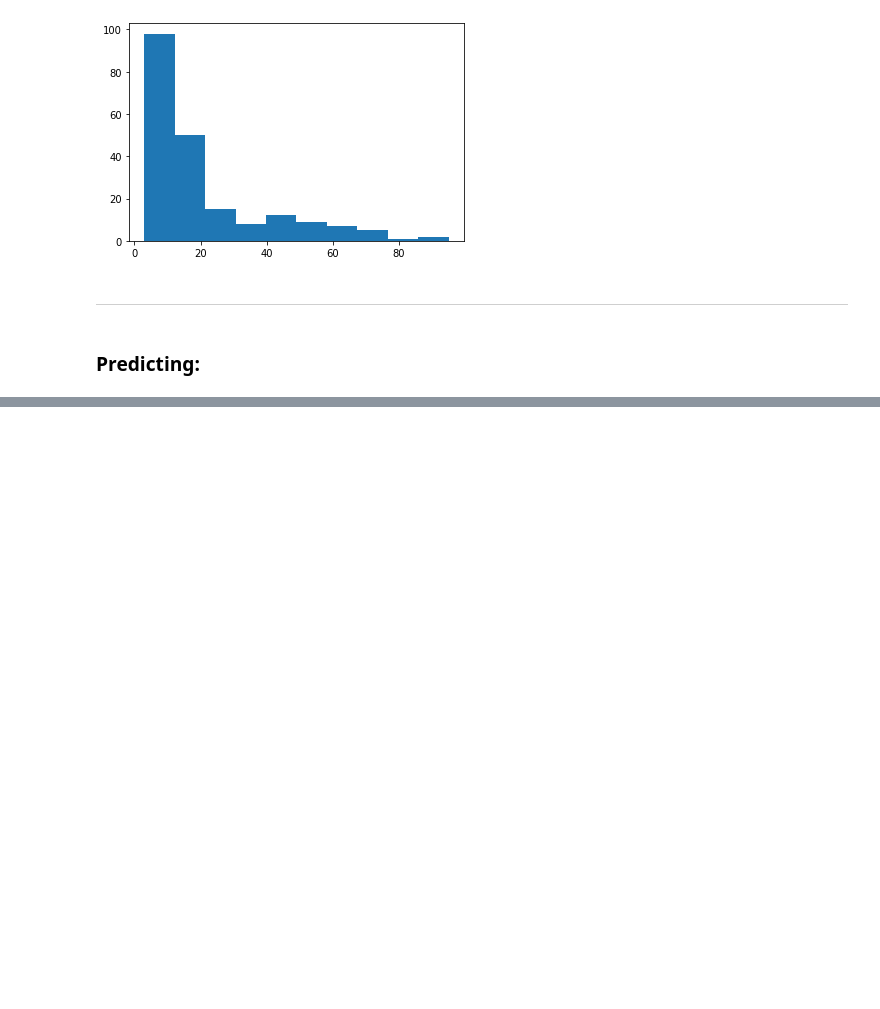
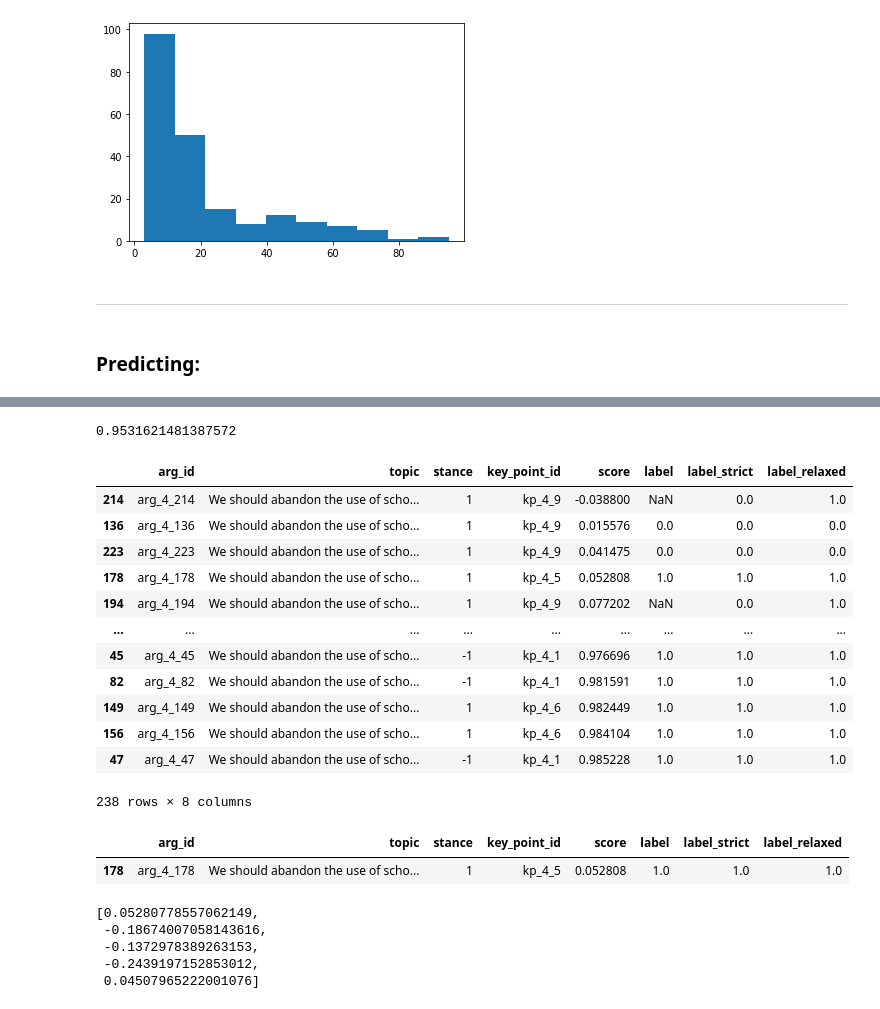
Before and after one commit to webis-de/argmining-21-keypoint-analysis-sharedtask-code, a Jupyter notebook: siamese-nn/src-ipynb/experiment-evaluation.ipynb, the cells around one changed output, grey strips where cells are left out. Drawn from its saved outputs; the diff is of its cells as text; code cells hidden in the pictures; blank space fills up the shorter version.

```diff
--- a/siamese-nn/src-ipynb/experiment-evaluation.ipynb
+++ b/siamese-nn/src-ipynb/experiment-evaluation.ipynb
@@ -45,6 +46,16 @@ def match_argument_with_keypoints(result, kp_dict, arg_dict):
         result[arg] = {}
         for kp, kp_embedding in kp_dict.items():
             result[arg][kp] = util.pytorch_cos_sim(arg_embedding, kp_embedding).item()
+
+        #Applying softmax
+        kp_scores = list(result[arg].items())
+        kp_ids, kp_scores = zip(*kp_scores)
+        #print(kp_ids)
+        #print(kp_scores)
+        #kp_scores = torch.softmax(torch.Tensor(kp_scores), 0).tolist()
+        #print(kp_scores)
+        result[arg] = {kp_id:score for kp_id, score in zip(kp_ids, kp_scores)}
+
 
     return result
 
@@ -72,8 +83,12 @@ def predict(model, argument_df, keypoint_df, output_path, append_topic=False):
     return argument_keypoints
 # %%
 models_list = [
-    '/workspace/ceph_data/keypoint-analysis-sharedtask/siamese-models/bert-base-uncased-kp_as_anchor_topic_added-2021-05-24_13-52-11',
-    '/workspace/ceph_data/keypoint-analysis-sharedtask/siamese-models/bert-base-uncased-kp_as_anchor-2021-05-24_15-58-35/',
+    '/workspace/ceph_data/keypoint-analysis-sharedtask/siamese-models/bert-base-uncased-kp_as_anchor_best_model',
+#    '/workspace/ceph_data/keypoint-analysis-sharedtask/siamese-models/bert-base-uncased-kp_as_anchor_topic_added_max_10_neg_samples-2021-05-27_20-32-12',
+#     '/workspace/ceph_data/keypoint-analysis-sharedtask/siamese-models/bert-base-uncased-kp_as_anchor_topic_added_max_20_neg_samples-2021-05-27_21-44-25',
+#     '/workspace/ceph_data/keypoint-analysis-sharedtask/siamese-models/bert-base-uncased-kp_as_anchor_topic_added_max_20_neg_samples-2021-05-27_11-20-47',
+#     '/workspace/ceph_data/keypoint-analysis-sharedtask/siamese-models/bert-base-uncased-kp_as_anchor_topic_added_max_20_neg_samples-2021-05-27_17-18-53',
+#     '/workspace/ceph_data/keypoint-analysis-sharedtask/siamese-models/bert-base-uncased-kp_as_anchor_topic_added_max_40_neg_samples-2021-05-27_14-28-20'
     #'/workspace/ceph_data/keypoint-analysis-sharedtask/triplet-models/all-triplet-loss',
     #'/workspace/ceph_data/keypoint-analysis-sharedtask/triplet-models/hard-softmargin-triplet-loss',
     #'/workspace/ceph_data/keypoint-analysis-sharedtask/triplet-models/hard-triplet-loss',
@@ -131,0 +148,2 @@ mAP strict= 0.854248407787326 ; mAP relaxed = 0.9531621481387572
+# %%
+results_df = predict_and_evaluate(all_valid_arg_df, all_valid_keypoints_df, '../../KPA_2021_shared_task/kpm_data/', 'dev')
@@ -131,0 +157,2 @@ mAP strict= 0.854248407787326 ; mAP relaxed = 0.9531621481387572
+# %%
+results_df = results_df['bert-base-uncased-kp_as_anchor_best_model']
@@ -131,0 +177,25 @@ mAP strict= 0.854248407787326 ; mAP relaxed = 0.9531621481387572
+# %%
+calc_mean_average_precision(results_df['bert-base-uncased-kp_as_anchor_best_model'], 'label_relaxed')
+# %% [output]
+0.9531621481387572
+# %%
+results_df[results_df.topic == 'We should abandon the use of school uniform'].sort_values('score')
+# %% [output]
+|  | arg_id | topic | stance | key_point_id | score | label | label_strict | label_relaxed |
+| 214 | arg_4_214 | We should abandon the use of scho... | 1 | kp_4_9 | -0.038800 | NaN | 0.0 | 1.0 |
+| 136 | arg_4_136 | We should abandon the use of scho... | 1 | kp_4_9 | 0.015576 | 0.0 | 0.0 | 0.0 |
+| 223 | arg_4_223 | We should abandon the use of scho... | 1 | kp_4_9 | 0.041475 | 0.0 | 0.0 | 0.0 |
+| 178 | arg_4_178 | We should abandon the use of scho... | 1 | kp_4_5 | 0.052808 | 1.0 | 1.0 | 1.0 |
+| 194 | arg_4_194 | We should abandon the use of scho... | 1 | kp_4_9 | 0.077202 | NaN | 0.0 | 1.0 |
+| ... | ... | ... | ... | ... | ... | ... | ... | ... |
+| 45 | arg_4_45 | We should abandon the use of scho... | -1 | kp_4_1 | 0.976696 | 1.0 | 1.0 | 1.0 |
+| 82 | arg_4_82 | We should abandon the use of scho... | -1 | kp_4_1 | 0.981591 | 1.0 | 1.0 | 1.0 |
+| 149 | arg_4_149 | We should abandon the use of scho... | 1 | kp_4_6 | 0.982449 | 1.0 | 1.0 | 1.0 |
+| 156 | arg_4_156 | We should abandon the use of scho... | 1 | kp_4_6 | 0.984104 | 1.0 | 1.0 | 1.0 |
+| 47 | arg_4_47 | We should abandon the use of scho... | -1 | kp_4_1 | 0.985228 | 1.0 | 1.0 | 1.0 |
+238 rows × 8 columns
+# %%
+results_df[results_df.arg_id == 'arg_4_178'].sort_values('score')
+# %% [output]
+|  | arg_id | topic | stance | key_point_id | score | label | label_strict | label_relaxed |
+| 178 | arg_4_178 | We should abandon the use of scho... | 1 | kp_4_5 | 0.052808 | 1.0 | 1.0 | 1.0 |
@@ -131,0 +208,8 @@ mAP strict= 0.854248407787326 ; mAP relaxed = 0.9531621481387572
+# %%
+list(pred['arg_4_178'].values())
+# %% [output]
+[0.05280778557062149,
+ -0.18674007058143616,
+ -0.1372978389263153,
+ -0.2439197152853012,
+ 0.04507965222001076]
```
Also changed, not shown: parts of 18 cells of this notebook, 3 other files.
